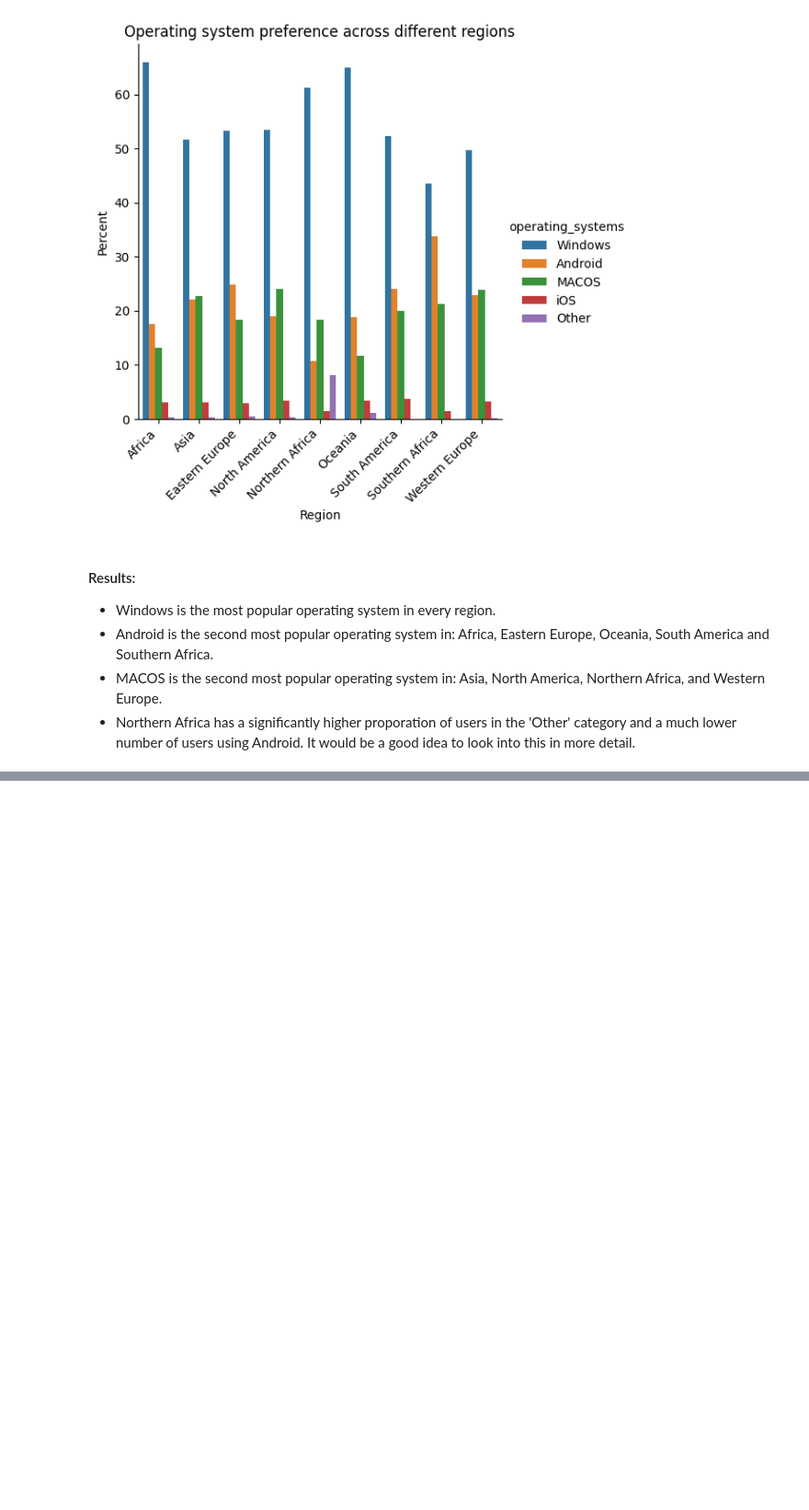
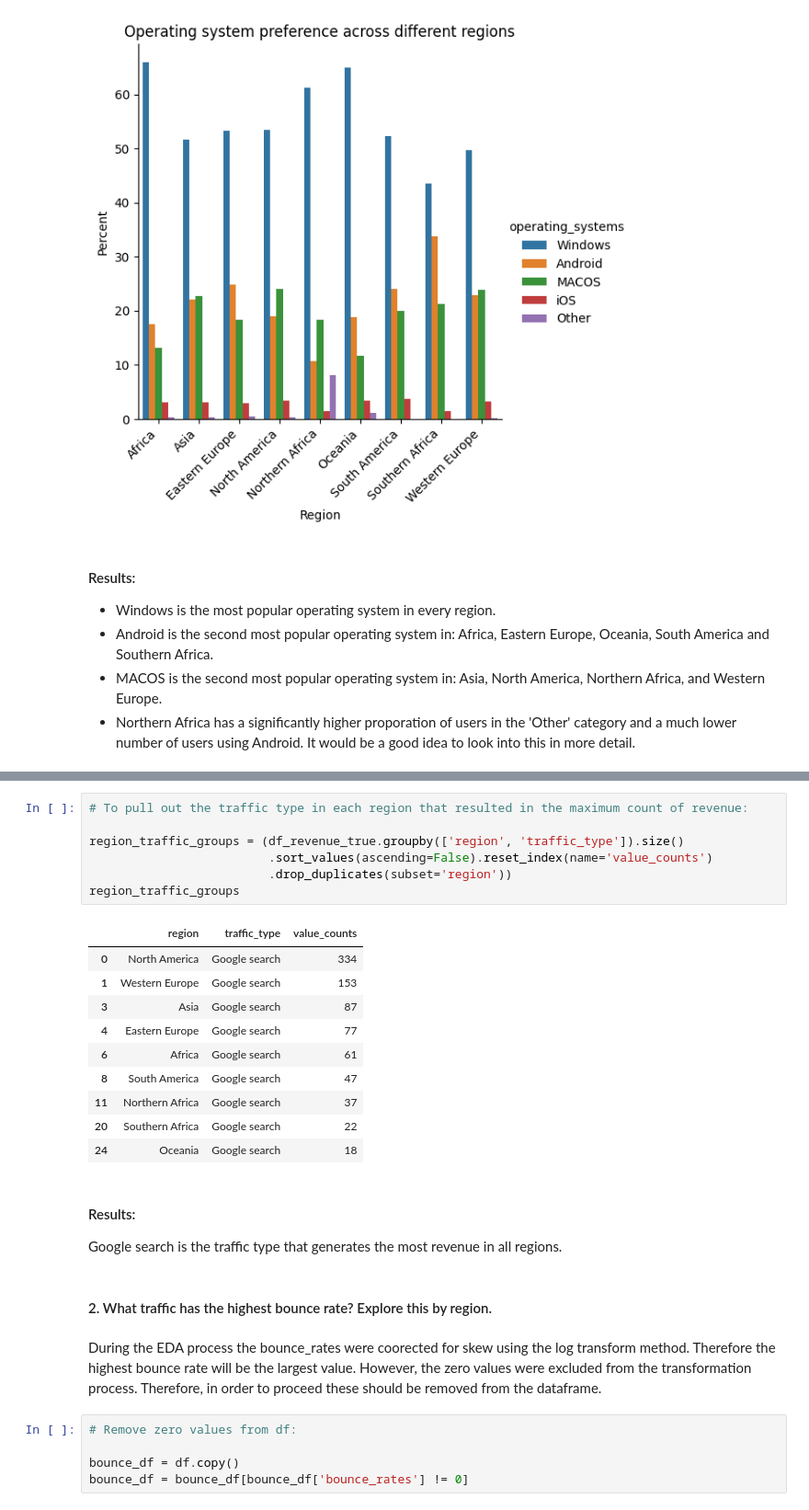
Before and after one commit to Chills00/exploratory-data-analysis---online-shopping-in-retail917, a Jupyter notebook: Analysis_Notebook.ipynb, the cells around one changed output, grey strips where cells are left out. Shown: that part at 92% size. Cells and saved outputs as stored; diff of their text form; blank space fills up the shorter version.

```diff
--- a/Analysis_Notebook.ipynb
+++ b/Analysis_Notebook.ipynb
@@ -435,0 +450,30 @@ Text(0.5, 28.999999999999986, 'Region')
+# %%
+# To pull out the traffic type in each region that resulted in the maximum count of revenue:
+
+region_traffic_groups = (df_revenue_true.groupby(['region', 'traffic_type']).size()
+                         .sort_values(ascending=False).reset_index(name='value_counts')
+                         .drop_duplicates(subset='region'))
+region_traffic_groups
+# %% [output]
+|  | region | traffic_type | value_counts |
+| 0 | North America | Google search | 334 |
+| 1 | Western Europe | Google search | 153 |
+| 3 | Asia | Google search | 87 |
+| 4 | Eastern Europe | Google search | 77 |
+| 6 | Africa | Google search | 61 |
+| 8 | South America | Google search | 47 |
+| 11 | Northern Africa | Google search | 37 |
+| 20 | Southern Africa | Google search | 22 |
+| 24 | Oceania | Google search | 18 |
+# %% [markdown]
+#### Results:
+Google search is the traffic type that generates the most revenue in all regions.
+# %% [markdown]
+#### 2. What traffic has the highest bounce rate? Explore this by region.
+# %% [markdown]
+During the EDA process the bounce_rates were coorected for skew using the log transform method. Therefore the highest bounce rate will be the largest value. However, the zero values were excluded from the transformation process. Therefore, in order to proceed these should be removed from the dataframe.
+# %%
+# Remove zero values from df:
+
+bounce_df = df.copy()
+bounce_df = bounce_df[bounce_df['bounce_rates'] != 0]
```
Also changed, not shown: parts of 8 cells of this notebook.
